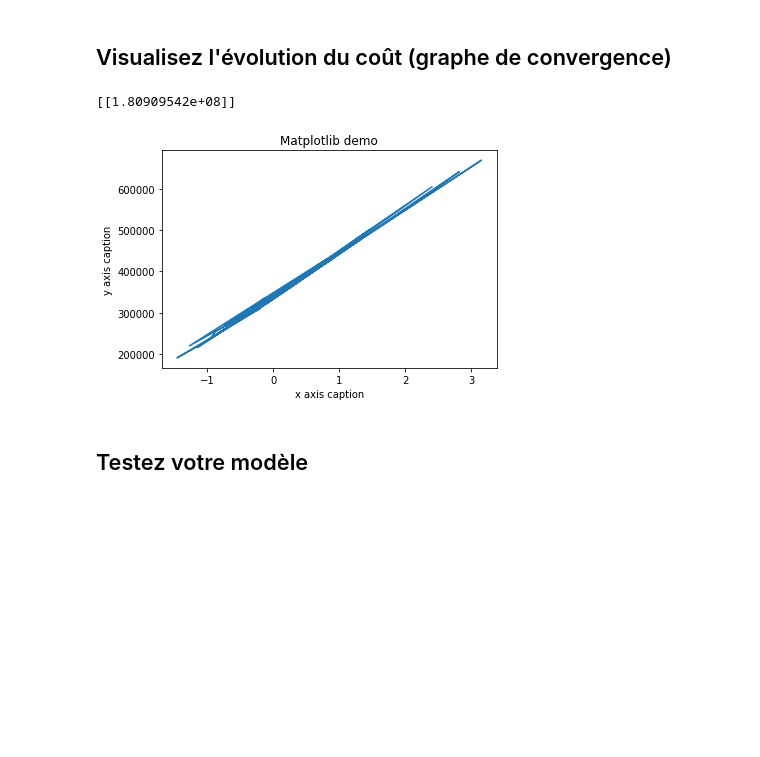
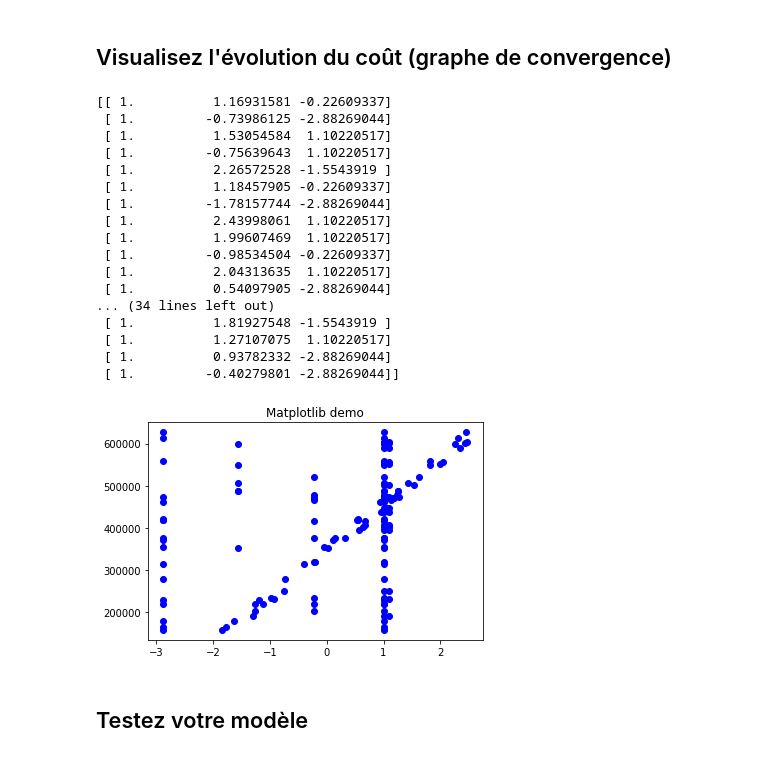
Before and after one commit to Policonickolu/MachineLearning, a Jupyter notebook: Semaine-03/Semaine3-exercices.ipynb, the cells around one changed output. Cells and saved outputs as stored; diff of their text form; code cells hidden in the pictures; blank space fills up the shorter version.

```diff
--- a/Semaine-03/Semaine3-exercices.ipynb
+++ b/Semaine-03/Semaine3-exercices.ipynb
@@ -180,24 +180,41 @@ Nombre d'itérations :  643631
 # %%
 import matplotlib.pyplot as plt
 
 #fit = plt.figure()
 #ax = plt.axes()
 #ax.plot(J_history)
 
 L = np.array([np.random.randint(500, 4000, 50), np.random.randint(1, 5, 50)])
+L = (L - mean.reshape(-1, 1)) / stdev.reshape(-1, 1)
 L = np.insert(L, 0, 1, axis=0)
 L = L.T
+print(L)
 
-print(predict([[1, 1650, 3]], theta2))
+
+#print(predict(L, theta2))
 
 plt.title("Matplotlib demo")
-plt.xlabel("x axis caption")
-plt.ylabel("y axis caption")
-plt.plot(X[:,1], predict(X, theta2))
+plt.plot(L, predict(L, theta2), 'bo')
 plt.show()
 # %% [output]
-[[1.80909542e+08]]
+[[ 1.          1.16931581 -0.22609337]
+ [ 1.         -0.73986125 -2.88269044]
+ [ 1.          1.53054584  1.10220517]
+ [ 1.         -0.75639643  1.10220517]
+ [ 1.          2.26572528 -1.5543919 ]
+ [ 1.          1.18457905 -0.22609337]
+ [ 1.         -1.78157744 -2.88269044]
+ [ 1.          2.43998061  1.10220517]
+ [ 1.          1.99607469  1.10220517]
+ [ 1.         -0.98534504 -0.22609337]
+ [ 1.          2.04313635  1.10220517]
+ [ 1.          0.54097905 -2.88269044]
+... (34 lines left out)
+ [ 1.          1.81927548 -1.5543919 ]
+ [ 1.          1.27107075  1.10220517]
+ [ 1.          0.93782332 -2.88269044]
+ [ 1.         -0.40279801 -2.88269044]]
-[figure, old version]
+[figure, new version]
 # %% [markdown]
 ## Testez votre modèle
 # %% [markdown]
```
Also changed, not shown: parts of 5 cells of this notebook, 2 other files.
